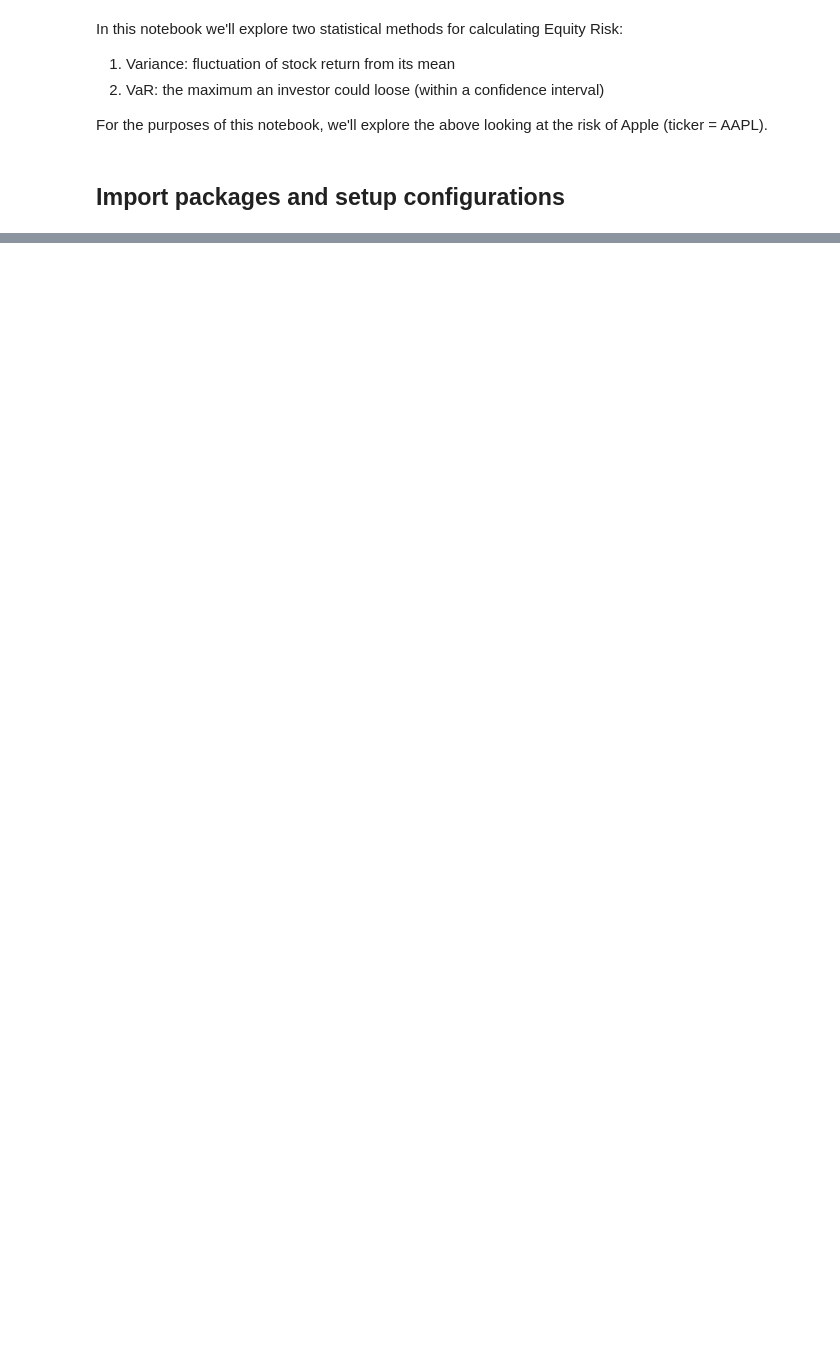
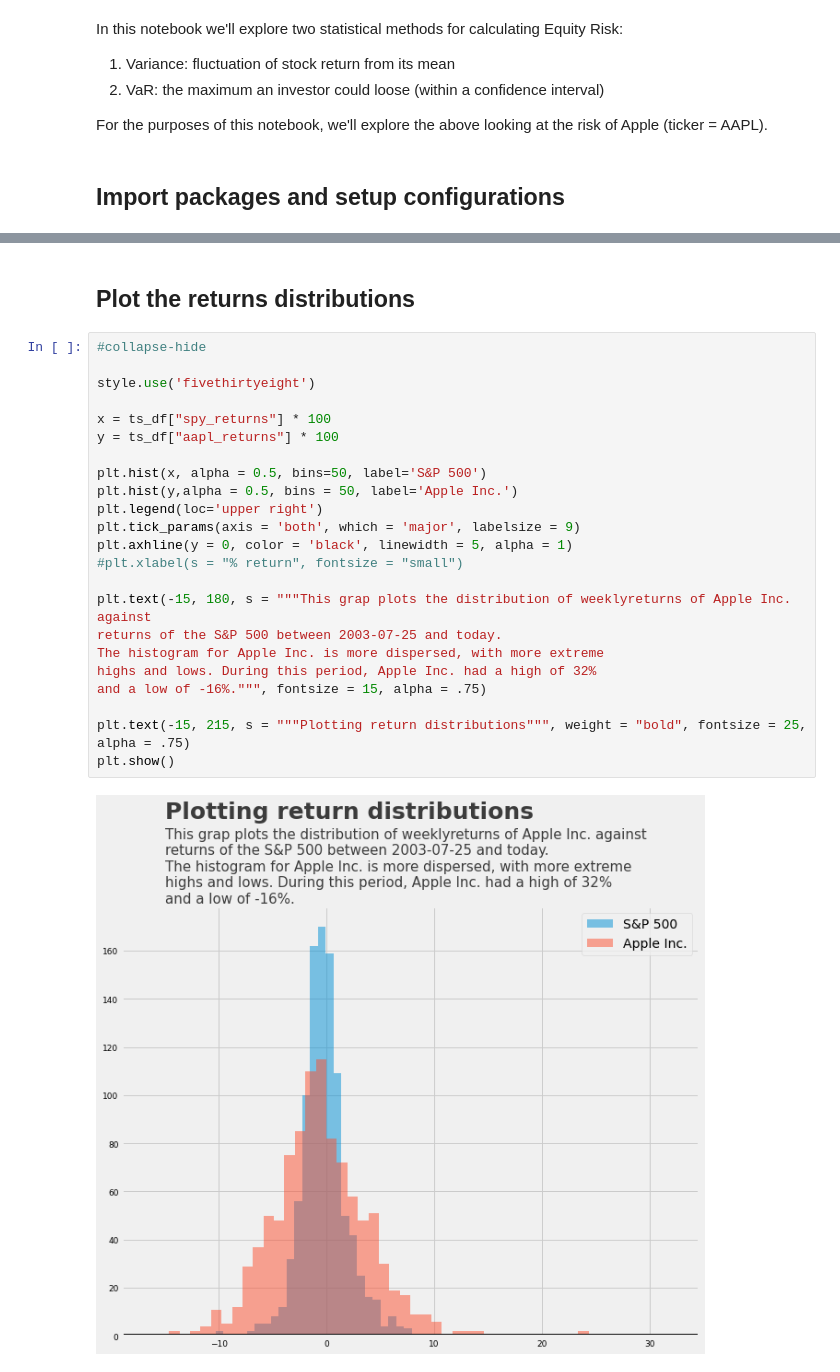
Before and after one commit to slemasne/tutorials, a Jupyter notebook: _notebooks/2018-03-03-measure-equity-risk.ipynb, the cells around one changed output, grey strips where cells are left out. Cells and saved outputs as stored; diff of their text form; blank space fills up the shorter version.

```diff
--- a/_notebooks/2018-03-03-measure-equity-risk.ipynb
+++ b/_notebooks/2018-03-03-measure-equity-risk.ipynb
@@ -38,0 +134,27 @@ directory = os.getcwd() + "/data/" # CSV file contained within local directory
+# %% [markdown]
+## Plot the returns distributions
+# %%
+#collapse-hide
+
+style.use('fivethirtyeight')
+
+x = ts_df["spy_returns"] * 100
+y = ts_df["aapl_returns"] * 100
+
+plt.hist(x, alpha = 0.5, bins=50, label='S&P 500')
+plt.hist(y,alpha = 0.5, bins = 50, label='Apple Inc.')
+plt.legend(loc='upper right')
+plt.tick_params(axis = 'both', which = 'major', labelsize = 9)
+plt.axhline(y = 0, color = 'black', linewidth = 5, alpha = 1)
+#plt.xlabel(s = "% return", fontsize = "small")
+
+plt.text(-15, 180, s = """This grap plots the distribution of weeklyreturns of Apple Inc. against
+returns of the S&P 500 between 2003-07-25 and today.
+The histogram for Apple Inc. is more dispersed, with more extreme
+highs and lows. During this period, Apple Inc. had a high of 32%
+and a low of -16%.""", fontsize = 15, alpha = .75)
+
+plt.text(-15, 215, s = """Plotting return distributions""", weight = "bold", fontsize = 25, alpha = .75)
+plt.show()
+# %% [output]
+[figure, added]
```
Also changed, not shown: parts of 19 cells of this notebook.
